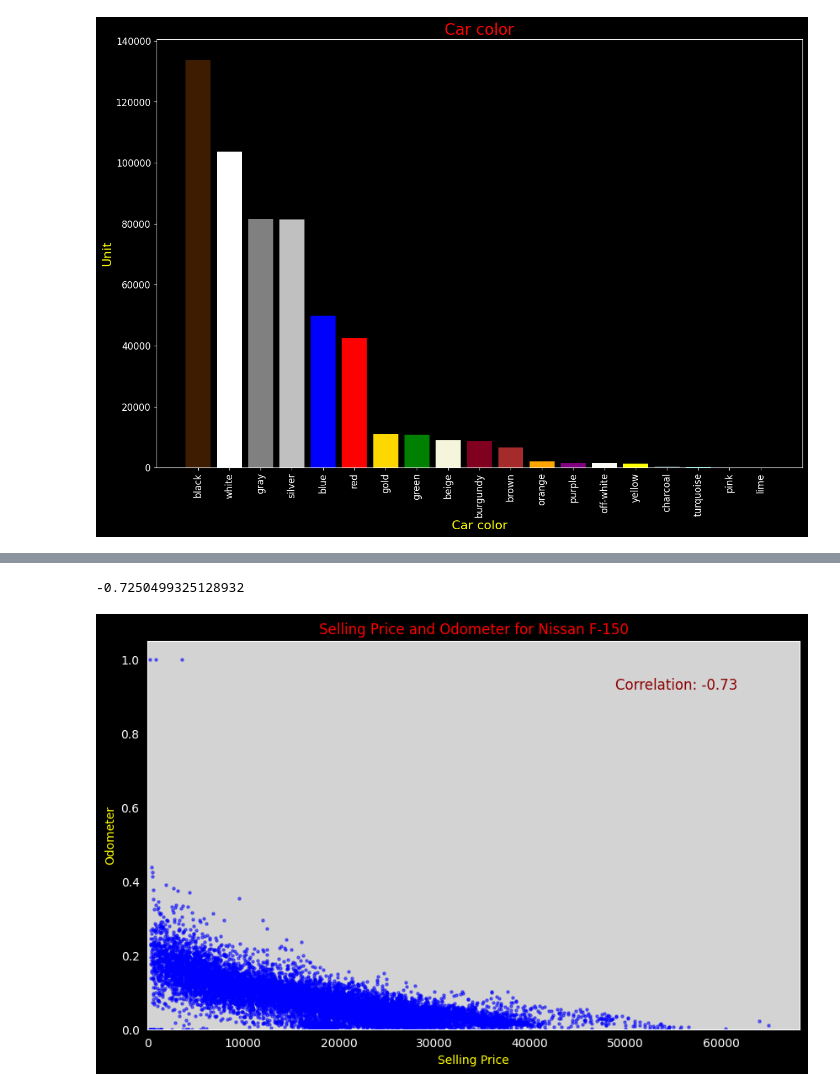
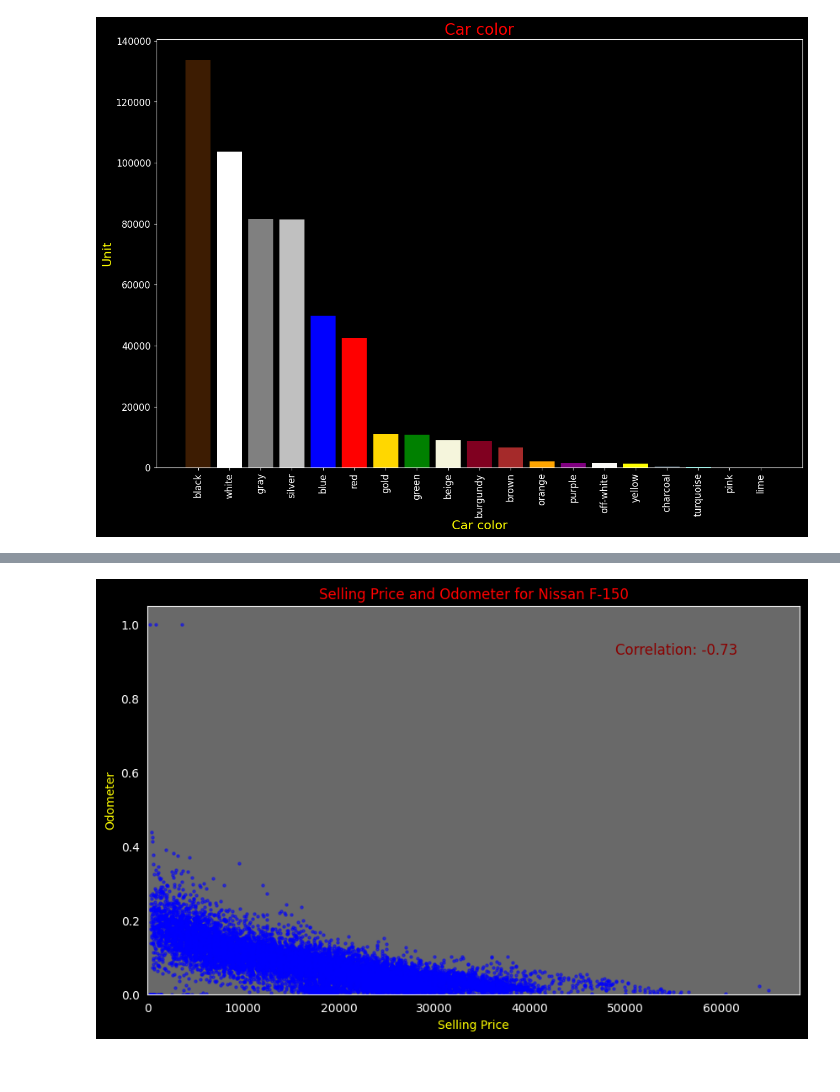
Before and after one commit to Kittisak-M/Best-Strategy-to-Buy-Car-for-Value-Concious-Customer, a Jupyter notebook: car-sales-exploratory-data-analysis.ipynb, the cells around one changed output, grey strips where cells are left out. Drawn from its saved outputs; the diff is of its cells as text; code cells hidden in the pictures.

```diff
--- a/car-sales-exploratory-data-analysis.ipynb
+++ b/car-sales-exploratory-data-analysis.ipynb
@@ -882,3 +866,25 @@ saledate         object
 dtype: object
 # %% [markdown]
 # Data Visualization
+# %%
+plt.figure(figsize=(10, 6), facecolor='black')
+plt.hist(cleaned_cs['sellingprice'], bins=100, color='blue', edgecolor='white', alpha=0.7)
+
+sellingprice_median = cleaned_cs['sellingprice'].median()
+
+plt.axvline(x=sellingprice_median, color='red', linestyle='dashed', linewidth=1)
+
+plt.title('Selling Price Distribution', color='red')
+plt.xlabel('Selling Price', color='yellow')
+plt.ylabel('Frequency', color='yellow')
+
+plt.xticks(color='white')
+plt.yticks(color='white')
+
+plt.gca().set_facecolor('dimgray')
+
+ax = plt.gca()
+for spine in ax.spines.values():
+    spine.set_edgecolor('white')
+
+plt.show()
@@ -1173,34 +1160,30 @@ KeyError: 'seliingprice'
-# %%
-corr
-# %% [output]
--0.7250499325128932
 # %%
 f150 = cleaned_cs[cleaned_cs['model'] == 'f-150']
-
+f150_corr = f150['sellingprice'].corr(f150['odometer'])
 plt.figure(figsize=(10, 6), facecolor='black')
-plt.scatter(f150['sellingprice'], f150['odometer'], s=5, c='blue', alpha=0.5)
+plt.scatter(x=f150['sellingprice'],y= f150['odometer'], s=5, c='blue', alpha=0.5)
 plt.xlim(left=0)
 plt.ylim(bottom=0)
 plt.xlabel('Selling Price', color='yellow')
 plt.ylabel('Odometer', color='yellow')
 plt.title('Selling Price and Odometer for Nissan F-150', color='red')
 plt.xticks(color='white')
 plt.yticks(color='white')
-plt.gca().set_facecolor('lightgray')
+plt.gca().set_facecolor('dimgrey')
 
 ax = plt.gca()
 for spine in ax.spines.values():
     spine.set_edgecolor('white')
 
 
 plt.text(x=f150['sellingprice'].max() - (f150['sellingprice'].max() - f150['sellingprice'].min()) * 0.05,
          y=f150['odometer'].max() - (f150['odometer'].max() - f150['odometer'].min()) * 0.05,
-         s=f'Correlation: {corr:.2f}',
+         s=f'Correlation: {f150_corr:.2f}',
          fontsize=12,
          color='darkred',
          horizontalalignment='right',
          verticalalignment='top')
 
 plt.show()
 # %% [output]
-[figure, old version]
+[figure, new version]
```
Also changed, not shown: parts of 15 cells of this notebook.
